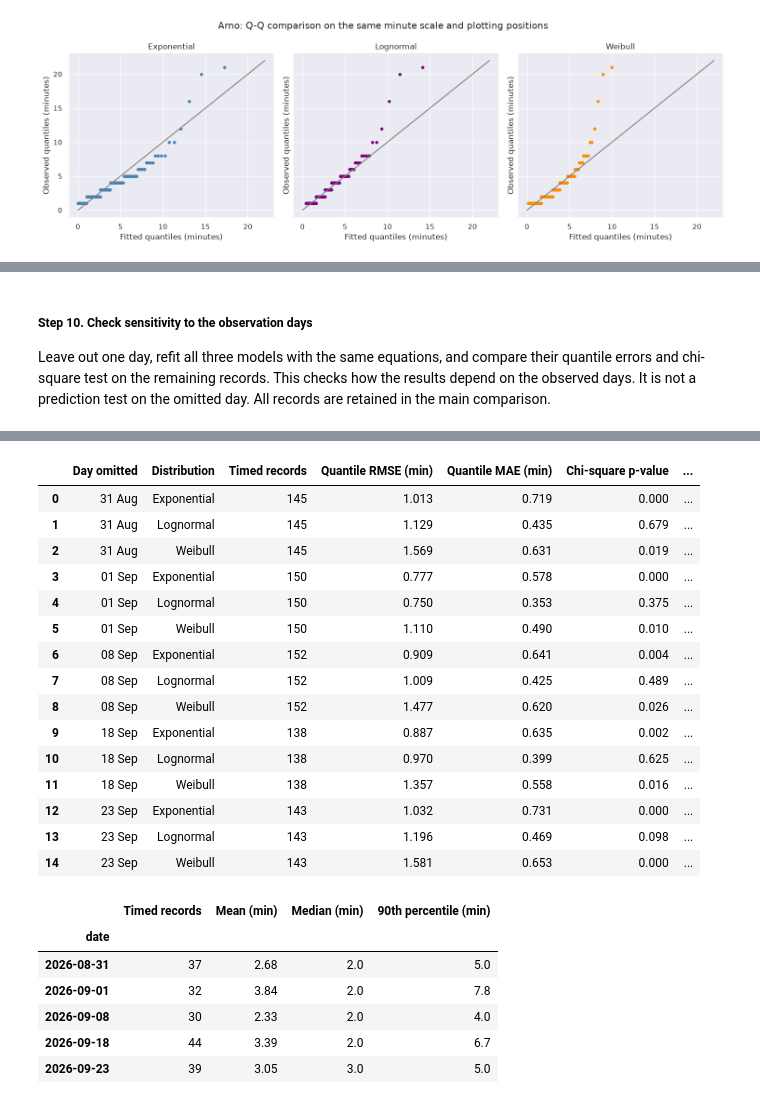
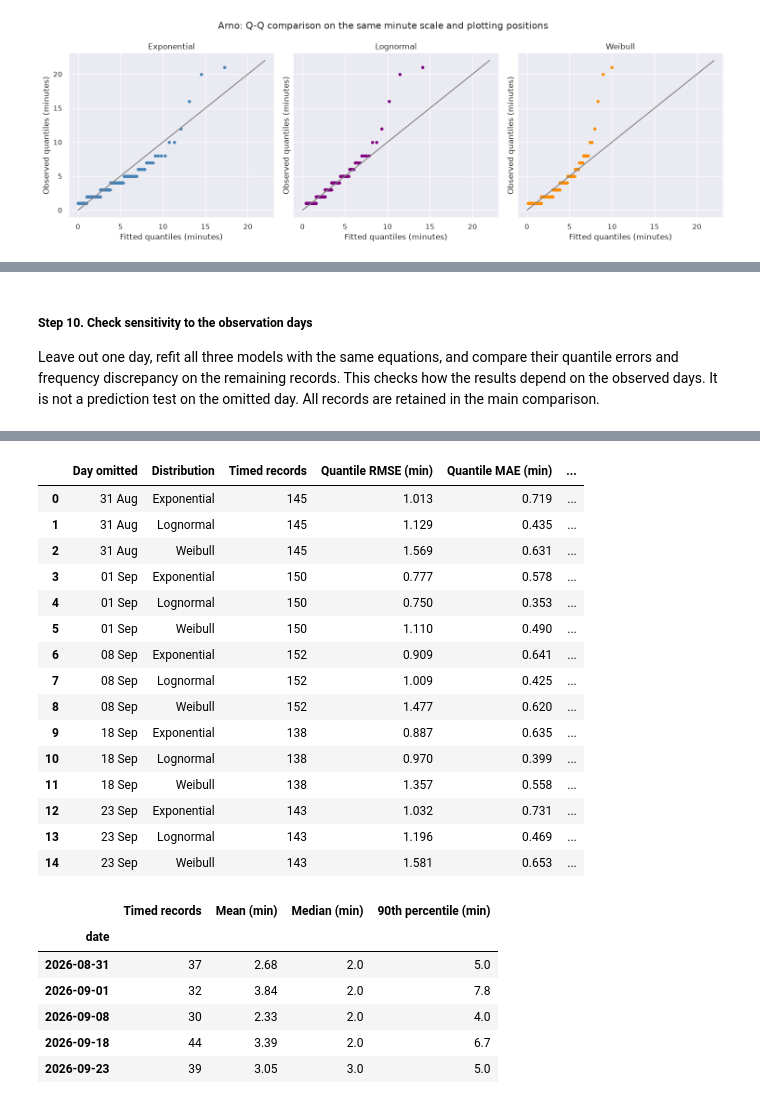
Before and after one commit to Luuuuuig/Bachelor-End-Project, a Jupyter notebook: Arno_Analysis_2026_10_02.ipynb, the cells around one changed output, grey strips where cells are left out. Cells and saved outputs as stored; diff of their text form; code cells hidden in the pictures.

```diff
--- a/Arno_Analysis_2026_10_02.ipynb
+++ b/Arno_Analysis_2026_10_02.ipynb
@@ -631,0 +542,10 @@ pd.DataFrame(grouped_rows, columns=["Distribution", "Chi-square", "Degrees of fr
+# %%
+# Observed and expected records per recorded-minute class
+class_edges = [0, 1.5, 2.5, 3.5, 4.5, 5.5, np.inf]
+class_labels = ["1", "2", "3", "4", "5", "6+"]
+observed_counts = np.histogram(duration_minutes, bins=class_edges)[0]
+
+class_table = pd.DataFrame({"Recorded minutes": class_labels, "Observed": observed_counts})
+for name, model in duration_models.items():
+    class_table[name + " expected"] = duration_n * np.diff(model.cdf(class_edges))
+class_table.round(1)
@@ -631,0 +560,10 @@ pd.DataFrame(grouped_rows, columns=["Distribution", "Chi-square", "Degrees of fr
+# %%
+# Pearson discrepancy per distribution: smaller means a closer frequency pattern
+discrepancy_rows = []
+for name in duration_models:
+    expected = class_table[name + " expected"]
+    discrepancy_rows.append([name, np.sum((observed_counts - expected)**2 / expected), expected.min()])
+
+discrepancy = pd.DataFrame(discrepancy_rows, columns=["Distribution", "Pearson discrepancy", "Smallest expected count"])
+discrepancy["Rank"] = discrepancy["Pearson discrepancy"].rank(method="min").astype(int)
+discrepancy.round(2)
@@ -631,0 +608,10 @@ pd.DataFrame(grouped_rows, columns=["Distribution", "Chi-square", "Degrees of fr
+# %%
+# The same frequency comparison with the grouped fits
+grouped_rows = []
+for name, model in grouped_models.items():
+    expected = duration_n * np.diff(model.cdf(class_edges))
+    grouped_rows.append([name, np.sum((observed_counts - expected)**2 / expected), expected.min()])
+
+grouped_discrepancy = pd.DataFrame(grouped_rows, columns=["Distribution", "Pearson discrepancy", "Smallest expected count"])
+grouped_discrepancy["Rank"] = grouped_discrepancy["Pearson discrepancy"].rank(method="min").astype(int)
+grouped_discrepancy.round(2)
@@ -632,7 +623,7 @@ pd.DataFrame(grouped_rows, columns=["Distribution", "Chi-square", "Degrees of fr
 # %% [markdown]
 ##### Step 10. Check sensitivity to the observation days
 
-Leave out one day, refit all three models with the same equations, and compare their quantile errors and chi-square test on the remaining records. This checks how the results depend on the observed days. It is not a prediction test on the omitted day. All records are retained in the main comparison.
+Leave out one day, refit all three models with the same equations, and compare their quantile errors and frequency discrepancy on the remaining records. This checks how the results depend on the observed days. It is not a prediction test on the omitted day. All records are retained in the main comparison.
 # %%
 duration_sensitivity_rows = []
 for omitted_day in sorted(in_scope_timed["date"].unique()):
@@ -668,16 +659,20 @@ for omitted_day in sorted(in_scope_timed["date"].unique()):
         chi_square = np.sum((remaining_counts - expected)**2 / expected)
         duration_sensitivity_rows.append([
             pd.Timestamp(omitted_day).strftime("%d %b"), name, len(t),
-            np.sqrt(np.mean(errors**2)), np.mean(np.abs(errors)),
-            stats.chi2.sf(chi_square, len(class_labels) - 1 - fitted_parameters[name]), expected.min()
+            np.sqrt(np.mean(errors**2)), np.mean(np.abs(errors)), chi_square, expected.min()
         ])
 
 duration_sensitivity = pd.DataFrame(duration_sensitivity_rows, columns=[
-    "Day omitted", "Distribution", "Timed records", "Quantile RMSE (min)", "Quantile MAE (min)", "Chi-square p-value", "Smallest expected count"
+    "Day omitted", "Distribution", "Timed records", "Quantile RMSE (min)", "Quantile MAE (min)", "Pearson discrepancy", "Smallest expected count"
 ])
 duration_sensitivity["RMSE rank"] = duration_sensitivity.groupby("Day omitted")["Quantile RMSE (min)"].rank(method="min").astype(int)
 duration_sensitivity["MAE rank"] = duration_sensitivity.groupby("Day omitted")["Quantile MAE (min)"].rank(method="min").astype(int)
-duration_sensitivity["H0 at α = 0.05"] = np.where(duration_sensitivity["Chi-square p-value"] < 0.05, "rejected", "not rejected")
-print(duration_sensitivity.groupby("Distribution")["H0 at α = 0.05"].value_counts().unstack(fill_value=0))
+duration_sensitivity["Discrepancy rank"] = duration_sensitivity.groupby("Day omitted")["Pearson discrepancy"].rank(method="min").astype(int)
+
+# How often each distribution ranks first on each measure, over the five refits
+firsts = pd.DataFrame({measure: duration_sensitivity.loc[duration_sensitivity[measure + " rank"] == 1, "Distribution"].value_counts()
+                       for measure in ["RMSE", "MAE", "Discrepancy"]}).fillna(0).astype(int)
+print("Refits in which each distribution ranks first:")
+print(firsts)
 duration_sensitivity.round(3)
 # %% [output]
@@ -689,19 +684,19 @@ Weibull                5             0
-|  | Day omitted | Distribution | Timed records | Quantile RMSE (min) | Quantile MAE (min) | Chi-square p-value | ... |
-| 0 | 31 Aug | Exponential | 145 | 1.013 | 0.719 | 0.000 | ... |
-| 1 | 31 Aug | Lognormal | 145 | 1.129 | 0.435 | 0.679 | ... |
-| 2 | 31 Aug | Weibull | 145 | 1.569 | 0.631 | 0.019 | ... |
-| 3 | 01 Sep | Exponential | 150 | 0.777 | 0.578 | 0.000 | ... |
-| 4 | 01 Sep | Lognormal | 150 | 0.750 | 0.353 | 0.375 | ... |
-| 5 | 01 Sep | Weibull | 150 | 1.110 | 0.490 | 0.010 | ... |
-| 6 | 08 Sep | Exponential | 152 | 0.909 | 0.641 | 0.004 | ... |
-| 7 | 08 Sep | Lognormal | 152 | 1.009 | 0.425 | 0.489 | ... |
-| 8 | 08 Sep | Weibull | 152 | 1.477 | 0.620 | 0.026 | ... |
-| 9 | 18 Sep | Exponential | 138 | 0.887 | 0.635 | 0.002 | ... |
-| 10 | 18 Sep | Lognormal | 138 | 0.970 | 0.399 | 0.625 | ... |
-| 11 | 18 Sep | Weibull | 138 | 1.357 | 0.558 | 0.016 | ... |
-| 12 | 23 Sep | Exponential | 143 | 1.032 | 0.731 | 0.000 | ... |
-| 13 | 23 Sep | Lognormal | 143 | 1.196 | 0.469 | 0.098 | ... |
-| 14 | 23 Sep | Weibull | 143 | 1.581 | 0.653 | 0.000 | ... |
+|  | Day omitted | Distribution | Timed records | Quantile RMSE (min) | Quantile MAE (min) | ... |
+| 0 | 31 Aug | Exponential | 145 | 1.013 | 0.719 | ... |
+| 1 | 31 Aug | Lognormal | 145 | 1.129 | 0.435 | ... |
+| 2 | 31 Aug | Weibull | 145 | 1.569 | 0.631 | ... |
+| 3 | 01 Sep | Exponential | 150 | 0.777 | 0.578 | ... |
+| 4 | 01 Sep | Lognormal | 150 | 0.750 | 0.353 | ... |
+| 5 | 01 Sep | Weibull | 150 | 1.110 | 0.490 | ... |
+| 6 | 08 Sep | Exponential | 152 | 0.909 | 0.641 | ... |
+| 7 | 08 Sep | Lognormal | 152 | 1.009 | 0.425 | ... |
+| 8 | 08 Sep | Weibull | 152 | 1.477 | 0.620 | ... |
+| 9 | 18 Sep | Exponential | 138 | 0.887 | 0.635 | ... |
+| 10 | 18 Sep | Lognormal | 138 | 0.970 | 0.399 | ... |
+| 11 | 18 Sep | Weibull | 138 | 1.357 | 0.558 | ... |
+| 12 | 23 Sep | Exponential | 143 | 1.032 | 0.731 | ... |
+| 13 | 23 Sep | Lognormal | 143 | 1.196 | 0.469 | ... |
+| 14 | 23 Sep | Weibull | 143 | 1.581 | 0.653 | ... |
 # %%
 duration_daily = in_scope_timed.groupby("date")["minutes"].agg(["count", "mean", "median"])
 duration_daily["90th percentile"] = in_scope_timed.groupby("date")["minutes"].quantile(0.90)
```
Also changed, not shown: parts of 19 cells of this notebook.
